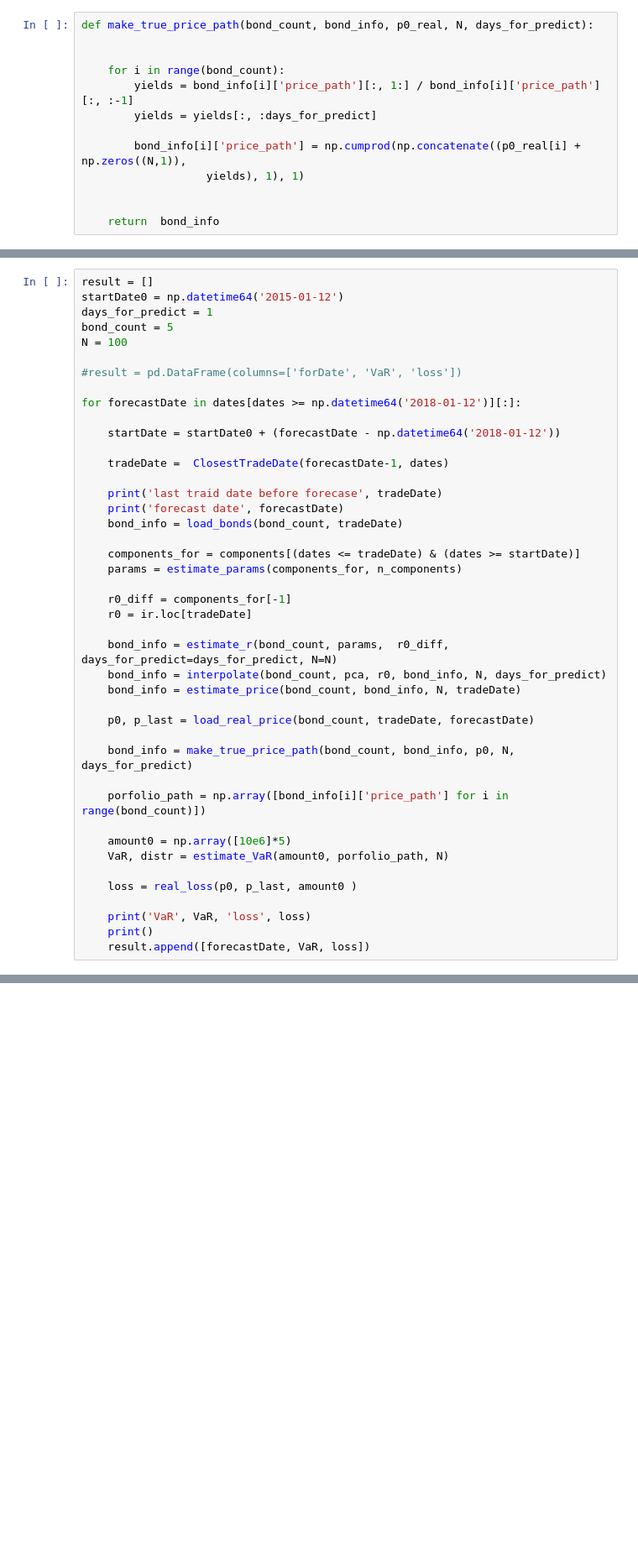
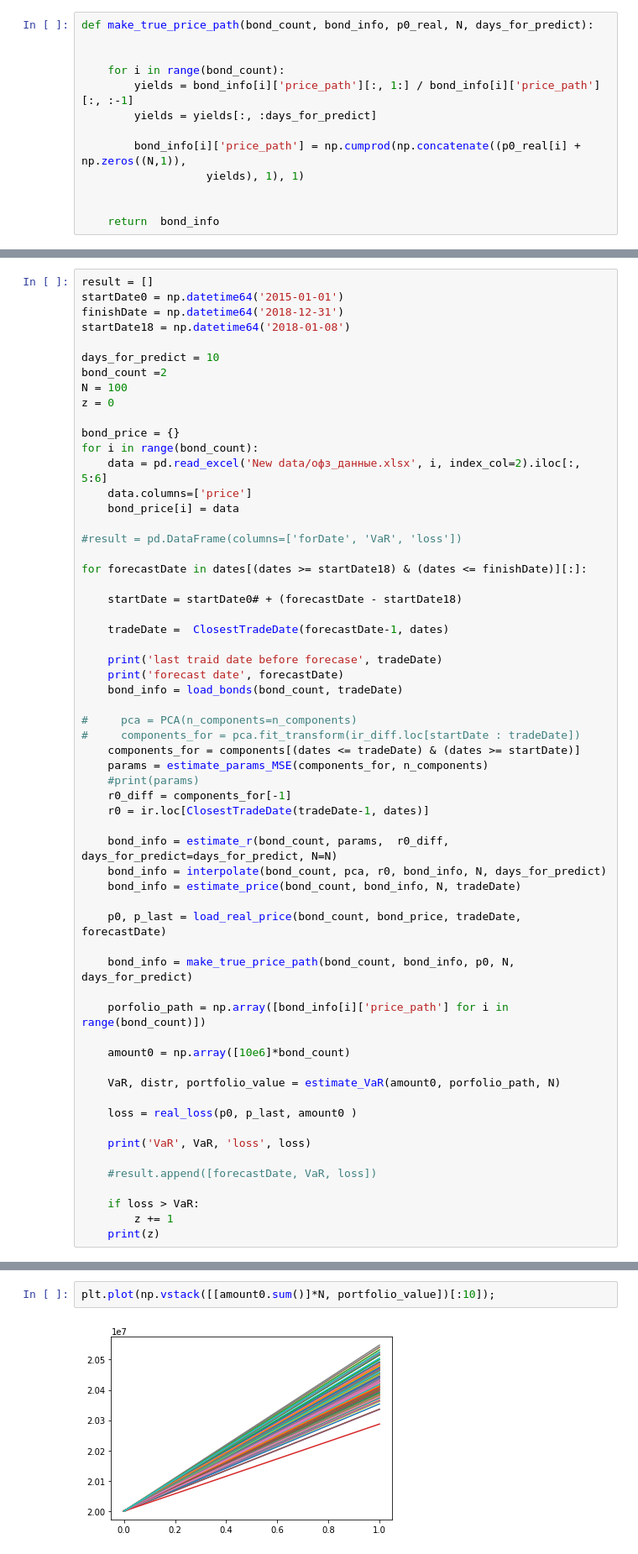
Before and after one commit to umanetz/risk_management, a Jupyter notebook: Bonds_VaR_for_all_2018.ipynb, the cells around one changed output, grey strips where cells are left out. Shown: that part at 84% size. Drawn from its saved outputs; the diff is of its cells as text; blank space fills up the shorter version.

```diff
--- a/Bonds_VaR_for_all_2018.ipynb
+++ b/Bonds_VaR_for_all_2018.ipynb
@@ -263,16 +276,26 @@ pca = PCA(n_components=n_components)
 components = pca.fit_transform(ir_diff)
 # %%
 result = []
-startDate0 = np.datetime64('2015-01-12')
-days_for_predict = 1
-bond_count = 5
+startDate0 = np.datetime64('2015-01-01')
+finishDate = np.datetime64('2018-12-31')
+startDate18 = np.datetime64('2018-01-08')
+
+days_for_predict = 10
+bond_count =2
 N = 100
+z = 0
+
+bond_price = {}
+for i in range(bond_count):
+    data = pd.read_excel('New data/офз_данные.xlsx', i, index_col=2).iloc[:, 5:6]
+    data.columns=['price']
+    bond_price[i] = data
 
 #result = pd.DataFrame(columns=['forDate', 'VaR', 'loss'])
 
-for forecastDate in dates[dates >= np.datetime64('2018-01-12')][:]:
+for forecastDate in dates[(dates >= startDate18) & (dates <= finishDate)][:]:
 
-    startDate = startDate0 + (forecastDate - np.datetime64('2018-01-12'))
+    startDate = startDate0# + (forecastDate - startDate18)
 
     tradeDate =  ClosestTradeDate(forecastDate-1, dates)
 
@@ -280,28 +303,35 @@ for forecastDate in dates[dates >= np.datetime64('2018-01-12')][:]:
     print('forecast date', forecastDate)
     bond_info = load_bonds(bond_count, tradeDate)
 
+#     pca = PCA(n_components=n_components)
+#     components_for = pca.fit_transform(ir_diff.loc[startDate : tradeDate])
     components_for = components[(dates <= tradeDate) & (dates >= startDate)]
-    params = estimate_params(components_for, n_components)
-
+    params = estimate_params_MSE(components_for, n_components)
+    #print(params)
     r0_diff = components_for[-1]
-    r0 = ir.loc[tradeDate]
+    r0 = ir.loc[ClosestTradeDate(tradeDate-1, dates)]
 
     bond_info = estimate_r(bond_count, params,  r0_diff, days_for_predict=days_for_predict, N=N)
     bond_info = interpolate(bond_count, pca, r0, bond_info, N, days_for_predict)
     bond_info = estimate_price(bond_count, bond_info, N, tradeDate)
 
-    p0, p_last = load_real_price(bond_count, tradeDate, forecastDate)
+    p0, p_last = load_real_price(bond_count, bond_price, tradeDate, forecastDate)
 
     bond_info = make_true_price_path(bond_count, bond_info, p0, N, days_for_predict)
 
     porfolio_path = np.array([bond_info[i]['price_path'] for i in range(bond_count)])
 
-    amount0 = np.array([10e6]*5)
-    VaR, distr = estimate_VaR(amount0, porfolio_path, N)
+    amount0 = np.array([10e6]*bond_count)
+
+    VaR, distr, portfolio_value = estimate_VaR(amount0, porfolio_path, N)
 
     loss = real_loss(p0, p_last, amount0 )
 
     print('VaR', VaR, 'loss', loss)
-    print()
-    result.append([forecastDate, VaR, loss])
+
+    #result.append([forecastDate, VaR, loss])
+
+    if loss > VaR:
+        z += 1
+    print(z)
 # %% [output]
@@ -330,0 +360,4 @@ sum(result['loss'] > result['VaR'])/result.shape[0]
+# %%
+plt.plot(np.vstack([[amount0.sum()]*N, portfolio_value])[:10]);
+# %% [output]
+[figure, added]
```
Also changed, not shown: parts of 15 cells of this notebook.
